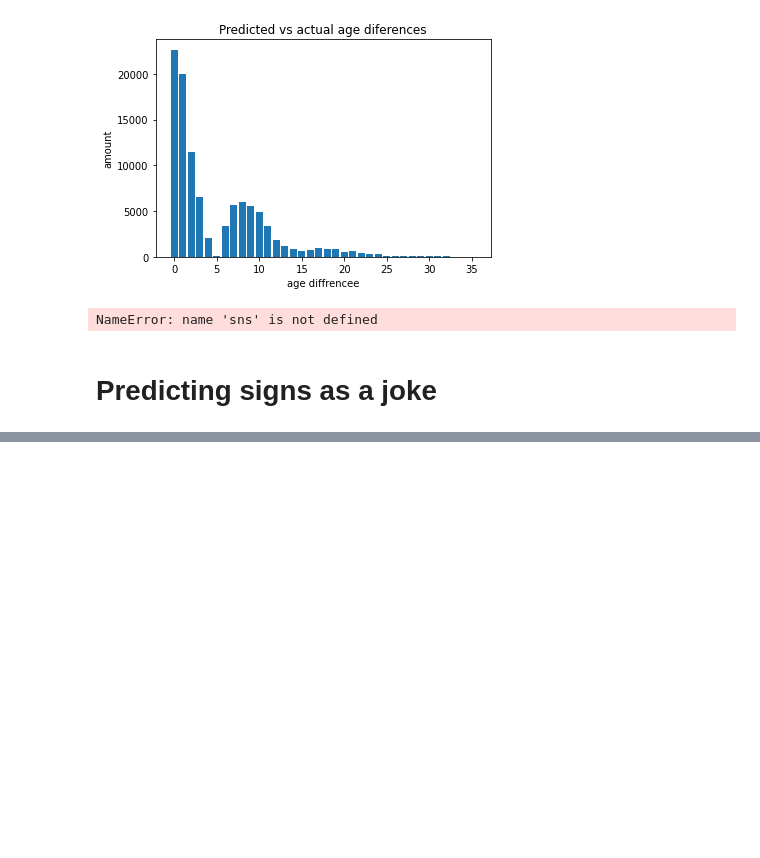
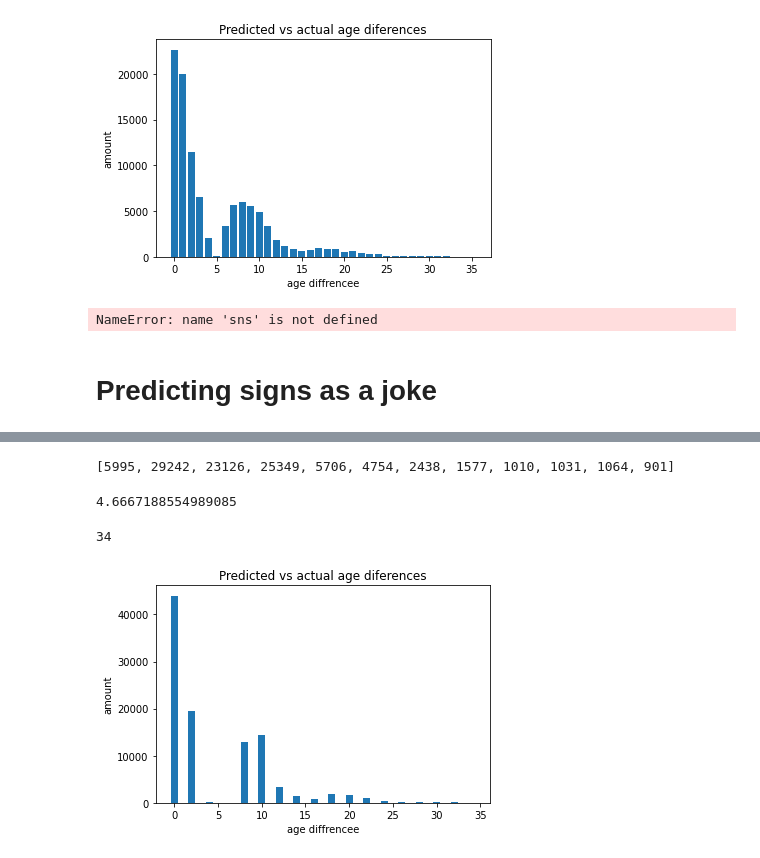
Before and after one commit to d-hagen/TM_project, a Jupyter notebook: Tetsfunction.ipynb, the cells around one changed output, grey strips where cells are left out. Drawn from its saved outputs; the diff is of its cells as text; code cells hidden in the pictures; blank space fills up the shorter version.

```diff
--- a/Tetsfunction.ipynb
+++ b/Tetsfunction.ipynb
@@ -277,0 +276,4 @@ print(accuracy_score(y_test_star, y_hat_test))
+# %%
+logreg2 = LogisticRegression()
+# %%
+logreg2.fit(X_train_tf , y_train_red)
@@ -277,0 +289,2 @@ print(accuracy_score(y_test_star, y_hat_test))
+# %%
+y_hat_red = logreg2.predict(X_test_tf)
@@ -277,0 +302,13 @@ print(accuracy_score(y_test_star, y_hat_test))
+# %%
+counts
+# %% [output]
+[5995, 29242, 23126, 25349, 5706, 4754, 2438, 1577, 1010, 1031, 1064, 901]
+# %%
+l = y_hat_red-y_test_red   ### creates a list of diffrence between predicted ages and actual ages
+
+g= []    #### all negativ values are made positiv so just distanec between pred and actual value
+for i in l:
+    if i< 0:
+        g.append(-i)
+    else:
+        g.append(i)
@@ -277,0 +319,22 @@ print(accuracy_score(y_test_star, y_hat_test))
+# %%
+h/len(g)
+# %% [output]
+4.6667188554989085
+# %%
+max(g)
+# %% [output]
+34
+# %%
+i = 0
+x=[]
+while i <= max(g):
+    x.append(g.count(i))
+    i= i+1
+y =list(range(35))
+plt.bar(y,x)
+plt.title('Predicted vs actual age diferences')
+plt.xlabel('age diffrencee')
+plt.ylabel('amount')
+plt.show()
+# %% [output]
+[figure, added]
```
Also changed, not shown: parts of 30 cells of this notebook.
